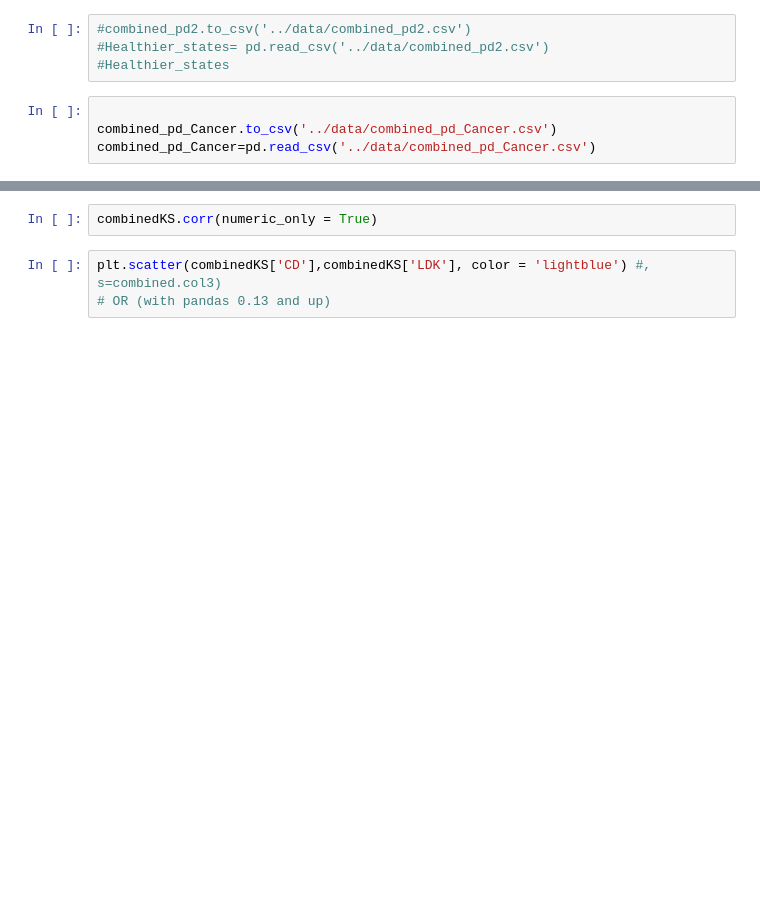
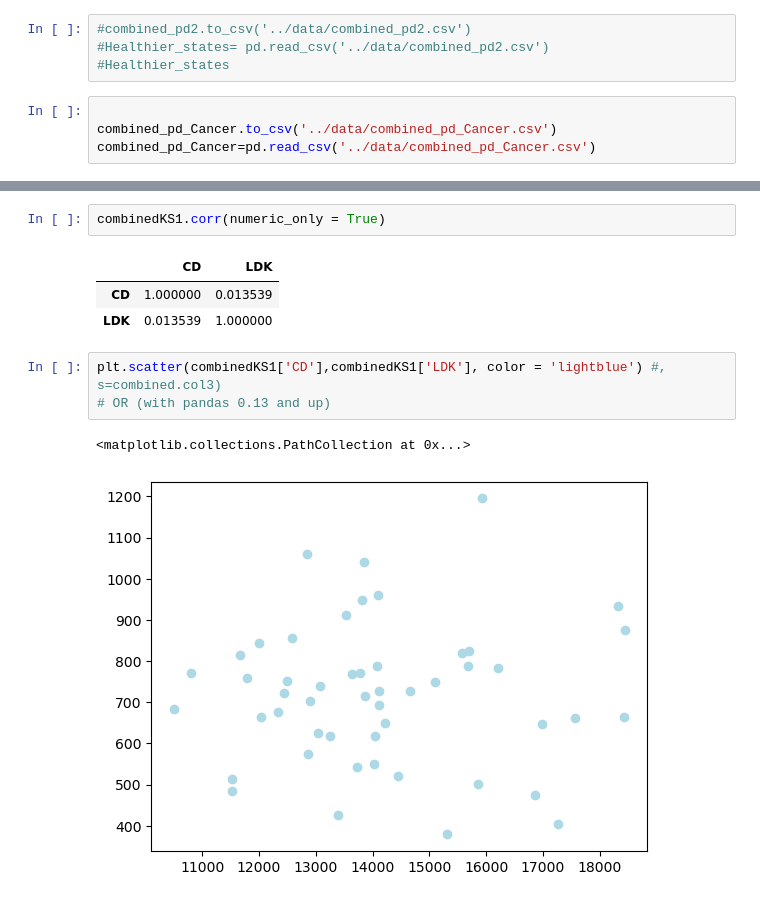
Before and after one commit to Lyduska/Better_Health, a Jupyter notebook: notebook/Better_health.ipynb, the cells around one changed output, grey strips where cells are left out. Cells and saved outputs as stored; diff of their text form; blank space fills up the shorter version.

```diff
--- a/notebook/Better_health.ipynb
+++ b/notebook/Better_health.ipynb
@@ -1210,6 +3524,13 @@ combinedKS1
 # %%
-combinedKS.corr(numeric_only = True)
+combinedKS1.corr(numeric_only = True)
+# %% [output]
+|  | CD | LDK |
+| CD | 1.000000 | 0.013539 |
+| LDK | 0.013539 | 1.000000 |
 # %%
-plt.scatter(combinedKS['CD'],combinedKS['LDK'], color = 'lightblue') #, s=combined.col3)
+plt.scatter(combinedKS1['CD'],combinedKS1['LDK'], color = 'lightblue') #, s=combined.col3)
 # OR (with pandas 0.13 and up)
+# %% [output]
+<matplotlib.collections.PathCollection at 0x...>
+[figure, added]
 # %%
```
Also changed, not shown: parts of 262 cells of this notebook, 2 other files.
